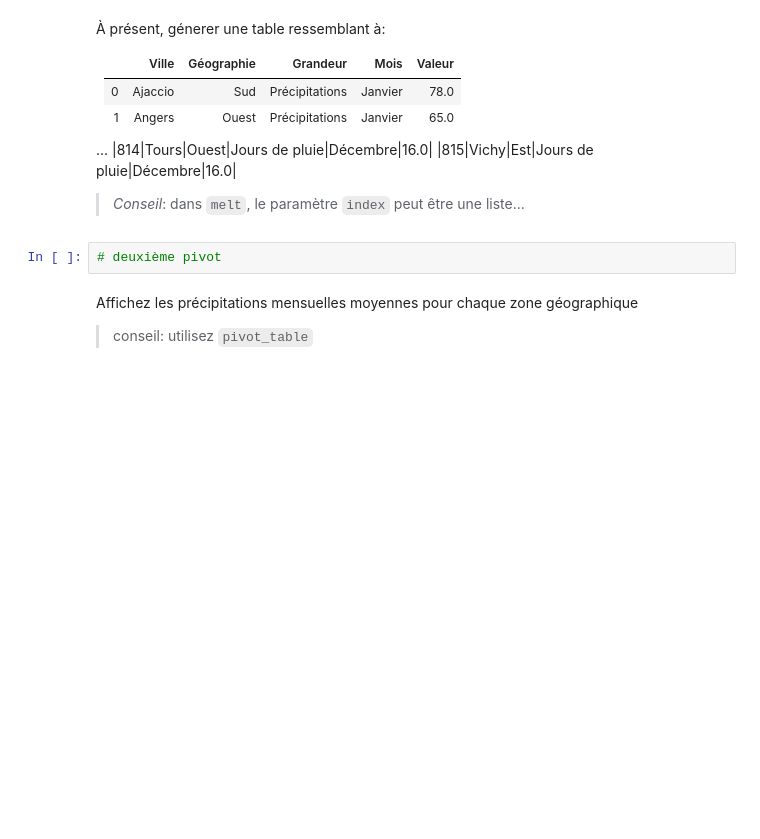
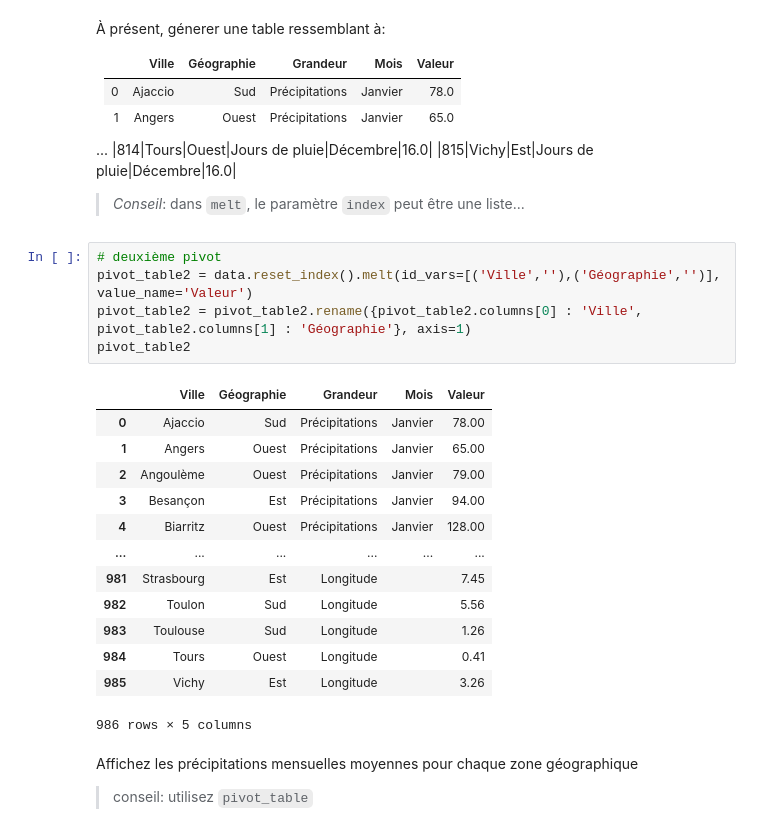
Before and after one commit to Alexandre0702/TP-Analyse-multidimentionnelle, a Jupyter notebook: TP1_pandas.ipynb, the cells around one changed output. Saved outputs shown, nothing was run; the diff lists cells and outputs as text; blank space fills up the shorter version.

```diff
--- a/TP1_pandas.ipynb
+++ b/TP1_pandas.ipynb
@@ -384,8 +384,25 @@ pivot_table
 |815|Vichy|Est|Jours de pluie|Décembre|16.0|
 
 > _Conseil_: dans `melt`, le paramètre `index` peut être une liste...
-# %%
-# deuxième pivot
+# %%
+# deuxième pivot
+pivot_table2 = data.reset_index().melt(id_vars=[('Ville',''),('Géographie','')], value_name='Valeur')
+pivot_table2 = pivot_table2.rename({pivot_table2.columns[0] : 'Ville', pivot_table2.columns[1] : 'Géographie'}, axis=1)
+pivot_table2
+# %% [output]
+|  | Ville | Géographie | Grandeur | Mois | Valeur |
+| 0 | Ajaccio | Sud | Précipitations | Janvier | 78.00 |
+| 1 | Angers | Ouest | Précipitations | Janvier | 65.00 |
+| 2 | Angoulème | Ouest | Précipitations | Janvier | 79.00 |
+| 3 | Besançon | Est | Précipitations | Janvier | 94.00 |
+| 4 | Biarritz | Ouest | Précipitations | Janvier | 128.00 |
+| ... | ... | ... | ... | ... | ... |
+| 981 | Strasbourg | Est | Longitude |  | 7.45 |
+| 982 | Toulon | Sud | Longitude |  | 5.56 |
+| 983 | Toulouse | Sud | Longitude |  | 1.26 |
+| 984 | Tours | Ouest | Longitude |  | 0.41 |
+| 985 | Vichy | Est | Longitude |  | 3.26 |
+986 rows × 5 columns
 # %% [markdown]
 Affichez les précipitations mensuelles moyennes pour chaque zone géographique
 
```
Also changed, not shown: parts of 3 cells of this notebook.
